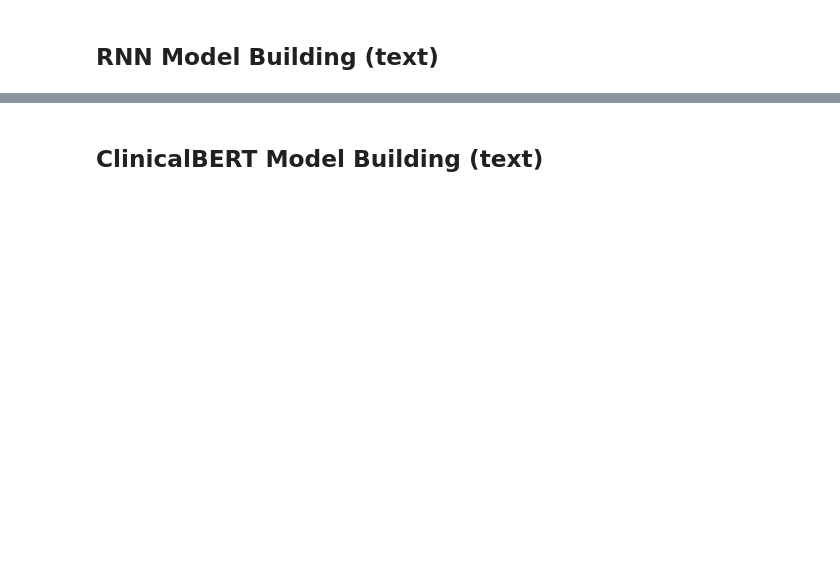
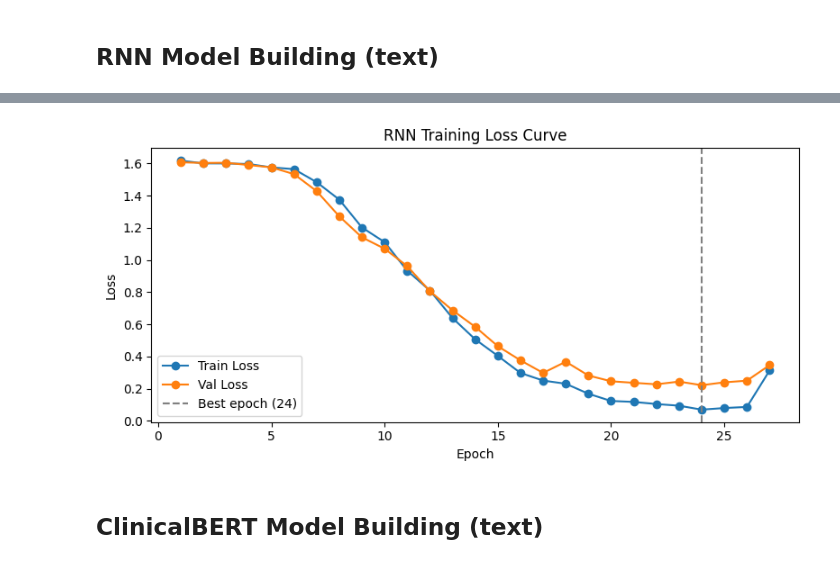
Before and after one commit to emilyrgarman/ml3finalproject_triage, a Jupyter notebook: MODEL_BUILDING.ipynb, the cells around one changed output, grey strips where cells are left out. Drawn from its saved outputs; the diff is of its cells as text; code cells hidden in the pictures; blank space fills up the shorter version.

```diff
--- a/MODEL_BUILDING.ipynb
+++ b/MODEL_BUILDING.ipynb
@@ -412,7 +461,7 @@ X_text_test = np.array([encode(t) for t in texts_test])
 class RNNClassifier(nn.Module):
     def __init__(self, vocab_size, embed_dim=128, hidden_dim=128, num_classes=5):
         super().__init__()
-        self.embedding = nn.Embedding(vocab_size, embed_dim, padding_idx=0)
+        self.embedding = nn.Embedding(vocab_size+1, embed_dim)
         self.lstm      = nn.LSTM(embed_dim, hidden_dim, batch_first=True)
         self.dropout   = nn.Dropout(0.3)
         self.fc        = nn.Linear(hidden_dim, num_classes)
@@ -533,3 +582,4 @@ X_text_tr_fusion  = np.array([encode(t) for t in texts_tr])
 rnn_tr_probs,  rnn_tr_embs  = get_rnn_outputs(rnn, X_text_tr_fusion)
 rnn_val_probs,  rnn_val_embs  = get_rnn_outputs(rnn, X_text_val)
 rnn_test_probs, rnn_test_embs = get_rnn_outputs(rnn, X_text_test)
+# %% [output]
@@ -536,3 +603,4 @@ rnn_test_probs, rnn_test_embs = get_rnn_outputs(rnn, X_text_test)
+[figure, added]
 # %% [markdown]
 ## ClinicalBERT Model Building (text)
 # %%
```
Also changed, not shown: parts of 9 cells of this notebook.
